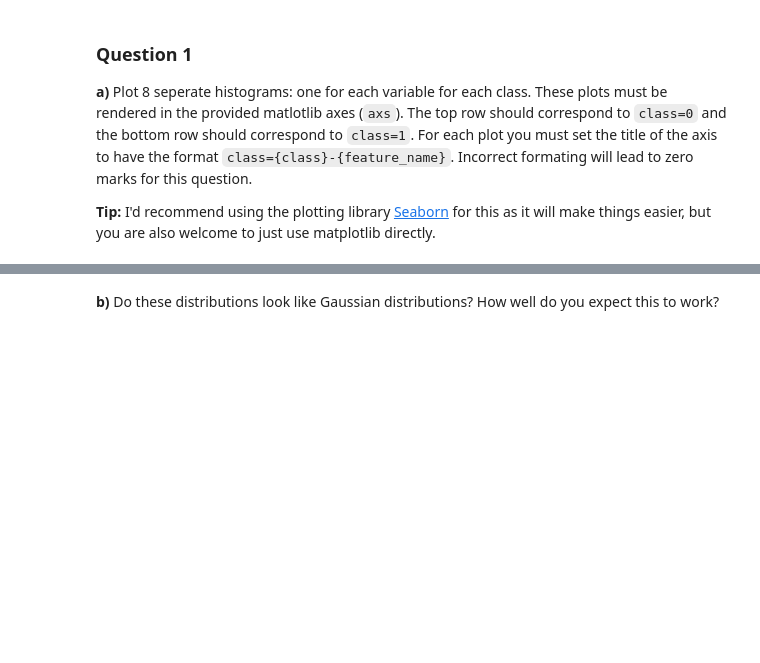
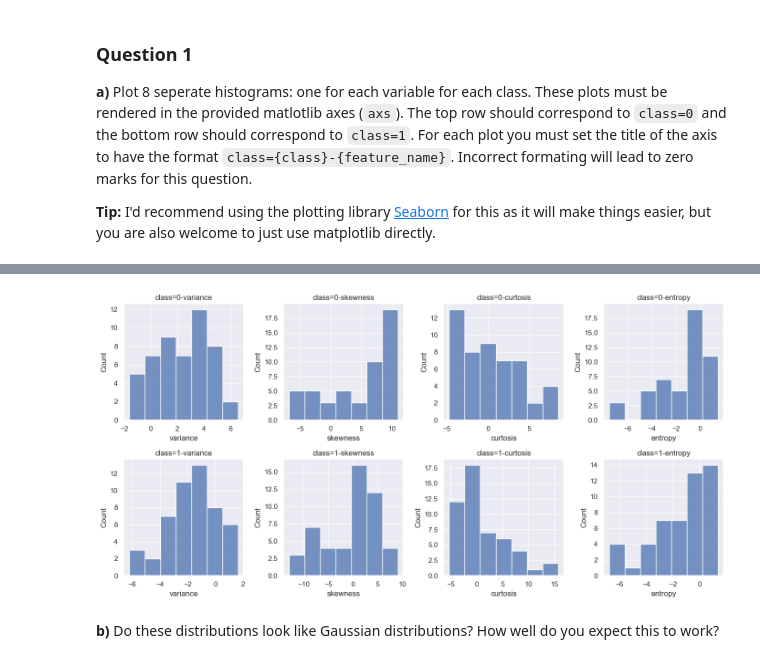
Before and after one commit to 200-Not-OK/Lab-1.2, a Jupyter notebook: ML Lab 1.2 - Naive Bayes Pt 2.ipynb, the cells around one changed output, grey strips where cells are left out. Cells and saved outputs as stored; diff of their text form; code cells hidden in the pictures; blank space fills up the shorter version.

```diff
--- a/ML Lab 1.2 - Naive Bayes Pt 2.ipynb
+++ b/ML Lab 1.2 - Naive Bayes Pt 2.ipynb
@@ -294,7 +302,7 @@ Plot 8 seperate histograms: one for each variable for each class. These plots mu
 
 **Tip:** I'd recommend using the plotting library [Seaborn](https://seaborn.pydata.org/index.html) for this as it will make things easier, but you are also welcome to just use matplotlib directly.
 # %%
-# If using seaborn uncomment the below and run
-# !pip install seaborn
-# import seaborn as sns
-# sns.set()
+#If using seaborn uncomment the below and run
+%pip install seaborn
+import seaborn as sns
+sns.set()
@@ -301,9 +327,20 @@ Plot 8 seperate histograms: one for each variable for each class. These plots mu
 # %%
 fig, axs = plt.subplots(2, 4, figsize=(14, 7)) # Don't remove
+# Assuming df is the DataFrame containing the data with 'class' and feature columns
+features = bank_df.columns.drop('class')
 
-# TODO
+for i, feature in enumerate(features):
+    # Plot class 0
+    sns.histplot(data=bank_df[bank_df['class'] == 0], x=feature, ax=axs[0, i], kde=False)
+    axs[0, i].set_title(f'class=0-{feature}')
+
+    # Plot class 1
+    sns.histplot(data=bank_df[bank_df['class'] == 1], x=feature, ax=axs[1, i], kde=False)
+    axs[1, i].set_title(f'class=1-{feature}')
 
 fig.tight_layout()  # Don't remove
+# %% [output]
+[figure, added]
 # %% [markdown]
 **b)** Do these distributions look like Gaussian distributions? How well do you expect this to work?
 # %% [markdown]
```
Also changed, not shown: parts of 3 cells of this notebook.
